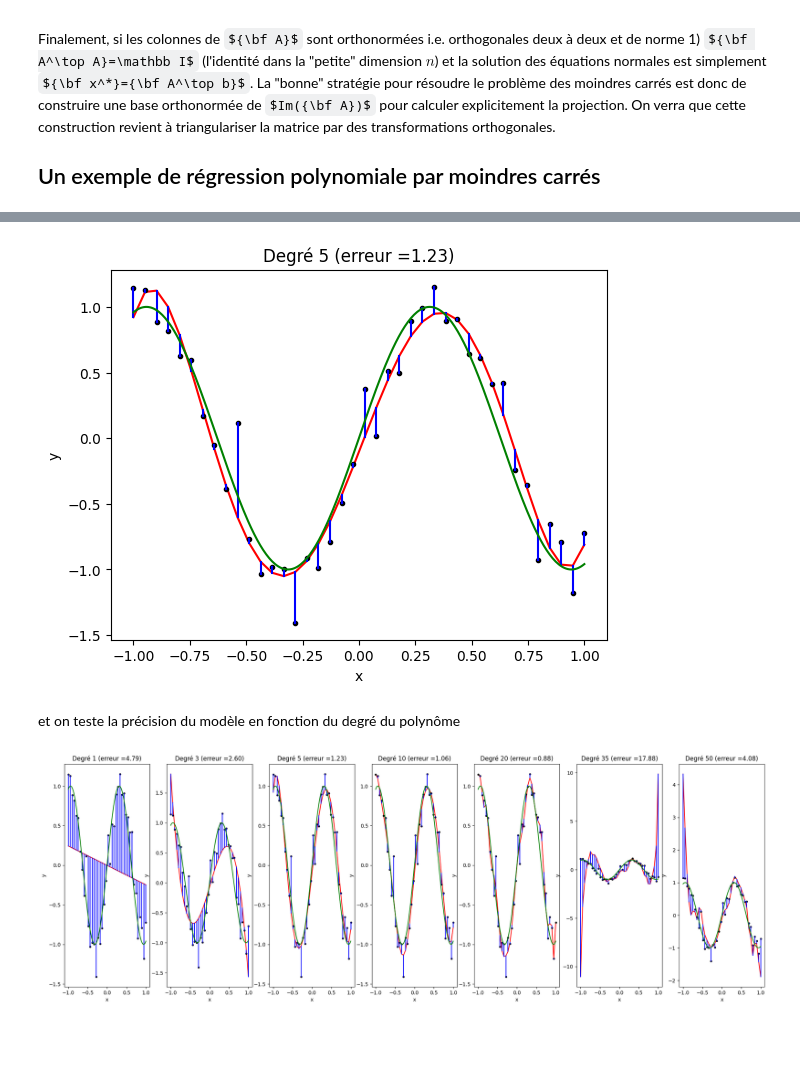
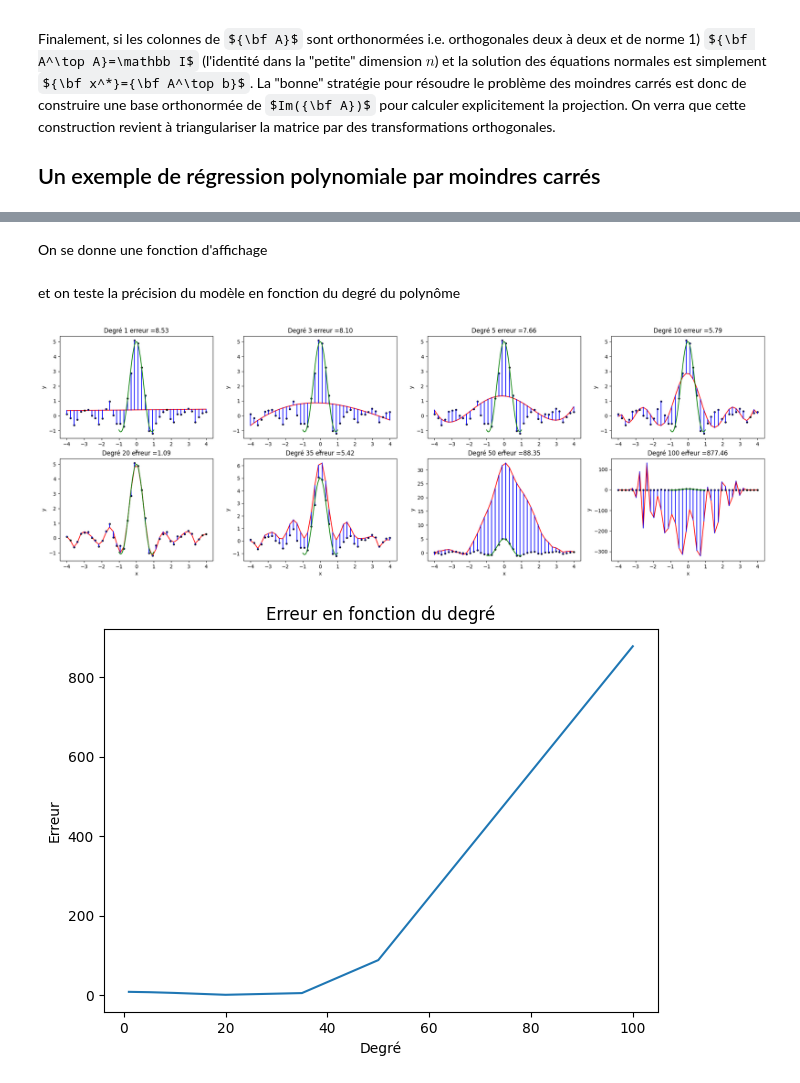
Before and after one commit to vbarra/ANbook, a Jupyter notebook: _build/jupyter_execute/mcl.ipynb, the cells around one changed output, grey strips where cells are left out. Drawn from its saved outputs; the diff is of its cells as text; code cells hidden in the pictures; some formulas as TeX source; blank space fills up the shorter version.

```diff
--- a/_build/jupyter_execute/mcl.ipynb
+++ b/_build/jupyter_execute/mcl.ipynb
@@ -155,18 +155,18 @@ from mpl_toolkits.mplot3d import Axes3D
 from numpy.linalg import inv
 from numpy import dot,power
 # %%
-dim_i = 1
-dim_o = 1
-nb_data = 40
+n = 40
 
+# Vous pouvez changer la fonction
 def f(x):
-    return np.sin(5*x)[:,None]
+    return (np.sin(5*x)/x)[:,None]
 
 
-x = np.linspace(-1,1,nb_data)
-Y = f(x) + np.random.normal(size=(nb_data, dim_o))*2e-1
+x = np.linspace(-4,4,n)
+Y = f(x) + np.random.normal(size=(n, 1))*2e-1
 
 plt.plot(x,Y, '.b')
 plt.xlabel('x')
 plt.ylabel('y')
+plt.tight_layout()
 # %% [output]
@@ -177,9 +173,0 @@ On fait passer un polynome de degré $d$ par moindres carrés.
-# %%
-d = 5
-A = power(x,0)
-for i in range(1,d+1):
-    A = np.vstack([A, power(x,i)])
-A = A.T
-
-X = dot(inv(dot(A.T,A)),dot(A.T, Y))
-e = np.linalg.norm(dot(A,X)-Y)
@@ -188,47 +174,51 @@ On calcule le modèle et les erreurs
+# %% [markdown]
+On se donne une fonction d'affichage
 # %%
-Y_pred = np.dot(A,X)
-
-def plot_data_2D(x, y_true, y_pred, title):
-    colors = ['r', 'k', 'b']
+###############################################
+# Fonction d'affichage fournie
+# x,y : données
+# y_pred: y calculé par le modèle
+###############################################
+def plot_data_2D(x, y_true, y_pred, title,ax):
     alphas = np.ones(len(x))
-
-    plt.plot(x,y_pred, '-' + colors[0])
+    ax.plot(x,y_pred, '-' + 'r')
 
     for i in range(len(x)):
-        plt.plot(x[i],y_true[i], '.' + colors[1])
-        plt.plot([x[i],x[i]], [y_true[i], y_pred[i]], '-'+colors[2], alpha = alphas[i])
-    plt.xlabel('x')
-    plt.ylabel('y')
+        ax.plot(x[i],y_true[i], '.' + 'k')
+        ax.plot([x[i],x[i]], [y_true[i], y_pred[i]], '-'+'b', alpha = alphas[i])
+    ax.set_xlabel('x')
+    ax.set_ylabel('y')
 
     xp = np.linspace(-1,1,300)
-    plt.plot(xp,f(xp),'g')
-    plt.title(title)
-
-    return
-
-fig = plt.figure()
-ax = fig.add_subplot(1, 1, 1)
-plot_title = 'Degré ' + str(d) + ' (erreur ={0:0.2f})'.format(e)
-plot_data_2D(x,Y,Y_pred, title=plot_title)
+    ax.plot(xp,f(xp),'g')
+    ax.set_title(title)
-# %% [output]
-[figure, removed]
 # %% [markdown]
 et on teste la précision du modèle en fonction du degré du polynôme
 # %%
-fig = plt.figure(figsize=(25,8))
+degre = [1,3,5,10,20,35,50,100]
+col = int(len(degre)/2)
+fig, axs = plt.subplots(2, ncols=col,figsize=(25,8))
+err = []
 
-degre = [1,3,5,10,20,35,50]
 for ind,d in enumerate(degre):
     A = power(x,0)
     for i in range(1,d+1):
         A = np.vstack([A, power(x,i)])
     A = A.T
     X = dot(inv(dot(A.T,A)),dot(A.T, Y))
     e = np.linalg.norm(dot(A,X)-Y)
+    err.append(e)
     Y_pred = np.dot(A,X)
 
-    plot_title = 'Degré ' + str(d) + ' (erreur ={0:0.2f})'.format(e)
-    plt.subplot(1, len(degre), ind+1)
-    plot_data_2D(x,Y,Y_pred,title=plot_title)
+    titre = 'Degré ' + str(d) + ' erreur ={0:0.2f}'.format(e)
+    plot_data_2D(x,Y,Y_pred,title=titre,ax=axs[int(ind/col)][ind%col])
+
+plt.figure()
+plt.plot(degre,err)
+plt.title("Erreur en fonction du degré")
+plt.xlabel("Degré")
+plt.ylabel("Erreur")
+plt.tight_layout()
 # %% [output]
-[figure, old version]
+[figure, new version]
+[figure, added]
```
Also changed, not shown: parts of 9 cells of this notebook, 12 other files.
